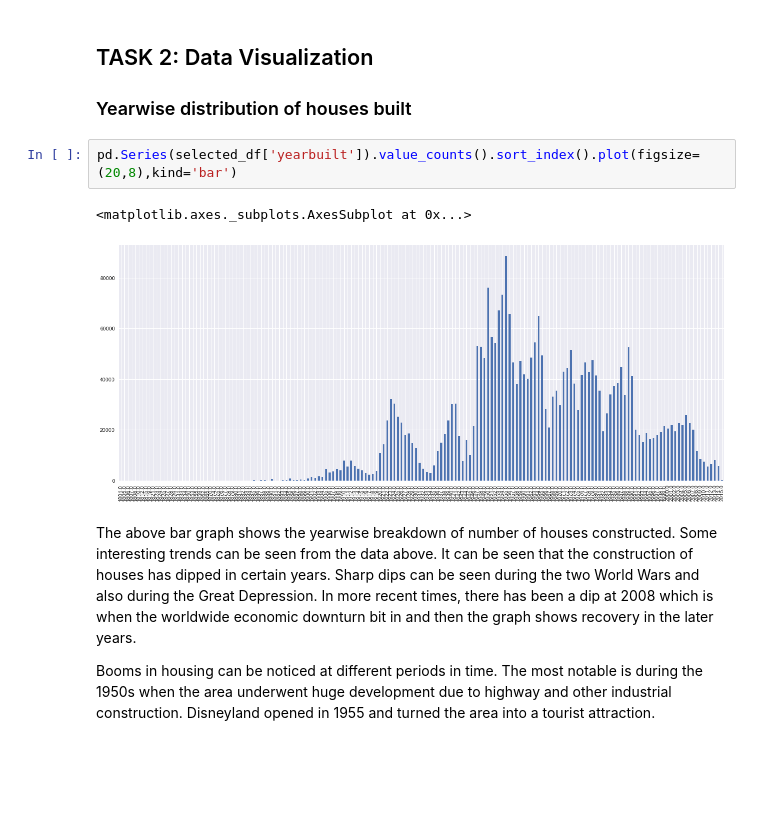
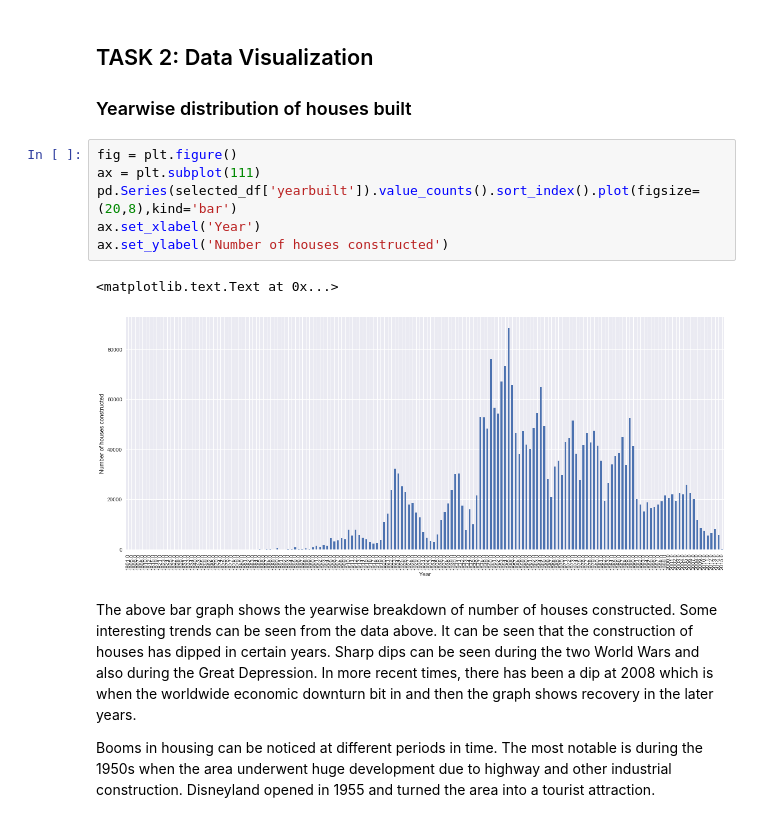
Before and after one commit to wasif-khan/CSE519-2017-111675205, a Jupyter notebook: HW2/HW2.ipynb, the cells around one changed output. Saved outputs shown, nothing was run; the diff lists cells and outputs as text; blank space fills up the shorter version.

```diff
--- a/HW2/HW2.ipynb
+++ b/HW2/HW2.ipynb
@@ -99,10 +99,14 @@ The most **negative** relations are:
 ## TASK 2: Data Visualization
 ### Yearwise distribution of houses built
 # %%
+fig = plt.figure()
+ax = plt.subplot(111)
 pd.Series(selected_df['yearbuilt']).value_counts().sort_index().plot(figsize=(20,8),kind='bar')
+ax.set_xlabel('Year')
+ax.set_ylabel('Number of houses constructed')
 # %% [output]
-<matplotlib.axes._subplots.AxesSubplot at 0x...>
+<matplotlib.text.Text at 0x...>
-[figure, old version]
+[figure, new version]
 # %% [markdown]
 The above bar graph shows the yearwise breakdown of number of houses constructed. Some interesting trends can be seen from the data above. It can be seen that the construction of houses has dipped in certain years. Sharp dips can be seen during the two World Wars and also during the Great Depression. In more recent times, there has been a dip at 2008 which is when the worldwide economic downturn bit in and then the graph shows recovery in the later years.
 <p>Booms in housing can be noticed at different periods in time. The most notable is during the 1950s when the area underwent huge development due to highway and other industrial construction. Disneyland opened in 1955 and turned the area into a tourist attraction.</p>
```
Also changed, not shown: parts of 4 cells of this notebook.
